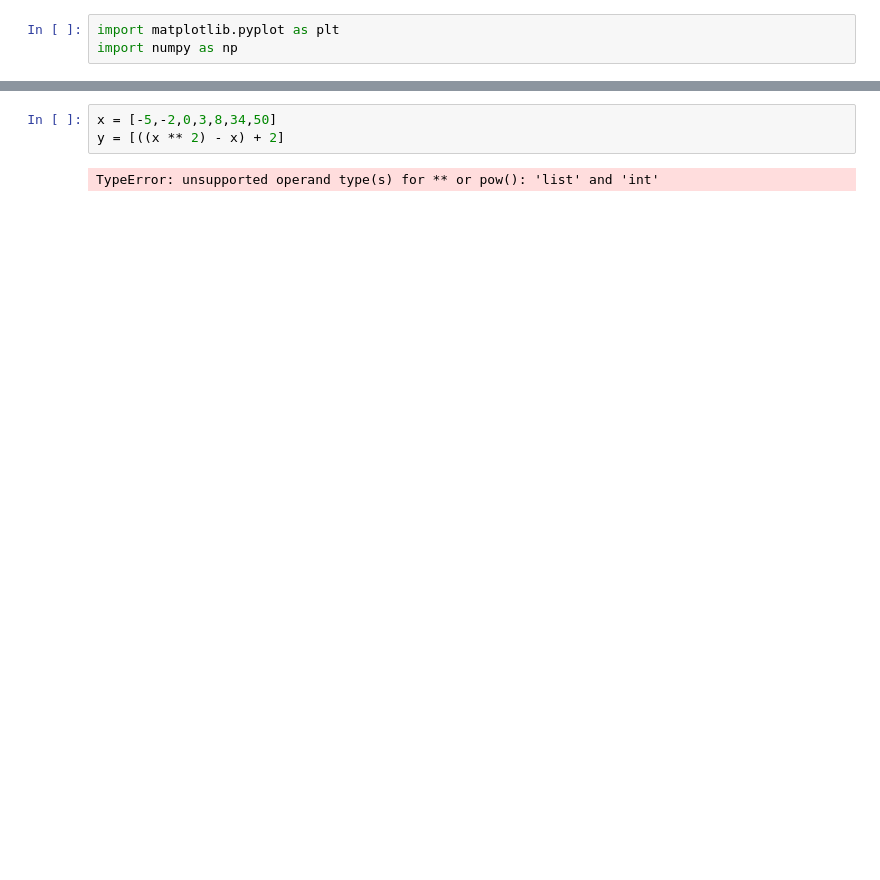
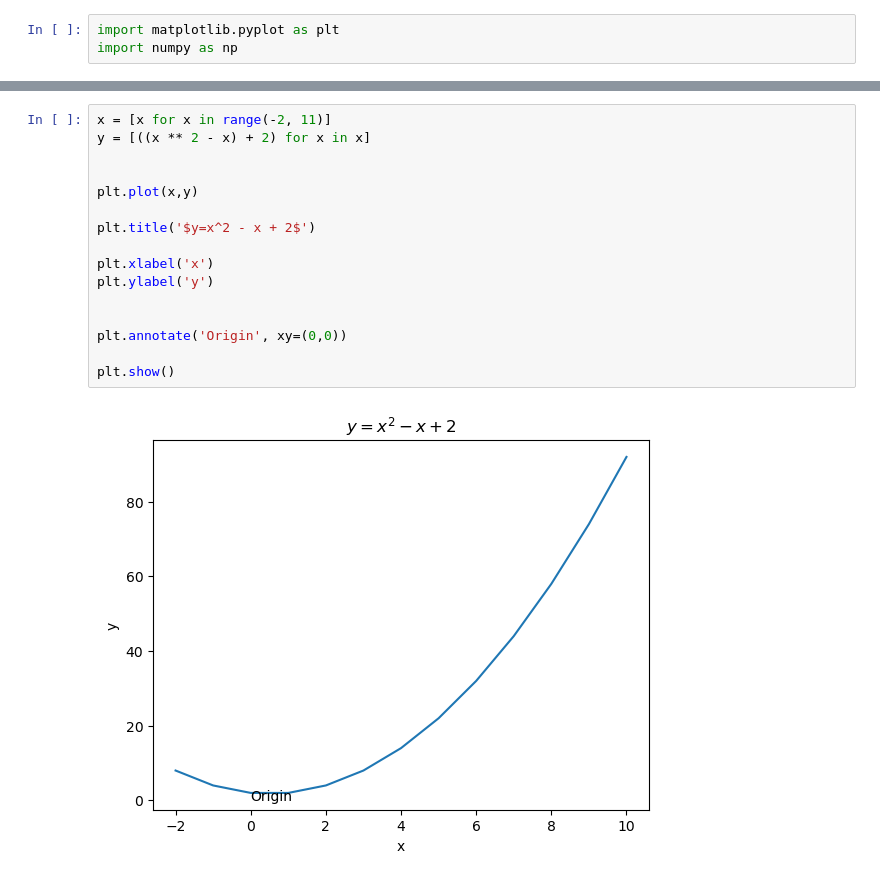
Before and after one commit to elizabethswarren/numpy-pandas-visualization-exercises, a Jupyter notebook: matplotlib_exercises.ipynb, the cells around one changed output, grey strips where cells are left out. Saved outputs shown, nothing was run; the diff lists cells and outputs as text; blank space fills up the shorter version.

```diff
--- a/matplotlib_exercises.ipynb
+++ b/matplotlib_exercises.ipynb
@@ -11,5 +15,18 @@ Add an anotation for the point 0, 0, the origin.
 # %%
-x = [-5,-2,0,3,8,34,50]
-y = [((x ** 2) - x) + 2]
+x = [x for x in range(-2, 11)]
+y = [((x ** 2 - x) + 2) for x in x]
+
+
+plt.plot(x,y)
+
+plt.title('$y=x^2 - x + 2$')
+
+plt.xlabel('x')
+plt.ylabel('y')
+
+
+plt.annotate('Origin', xy=(0,0))
+
+plt.show()
 # %% [output]
-TypeError: unsupported operand type(s) for ** or pow(): 'list' and 'int'
+[figure, added]
```
Also changed, not shown: parts of 12 cells of this notebook.
